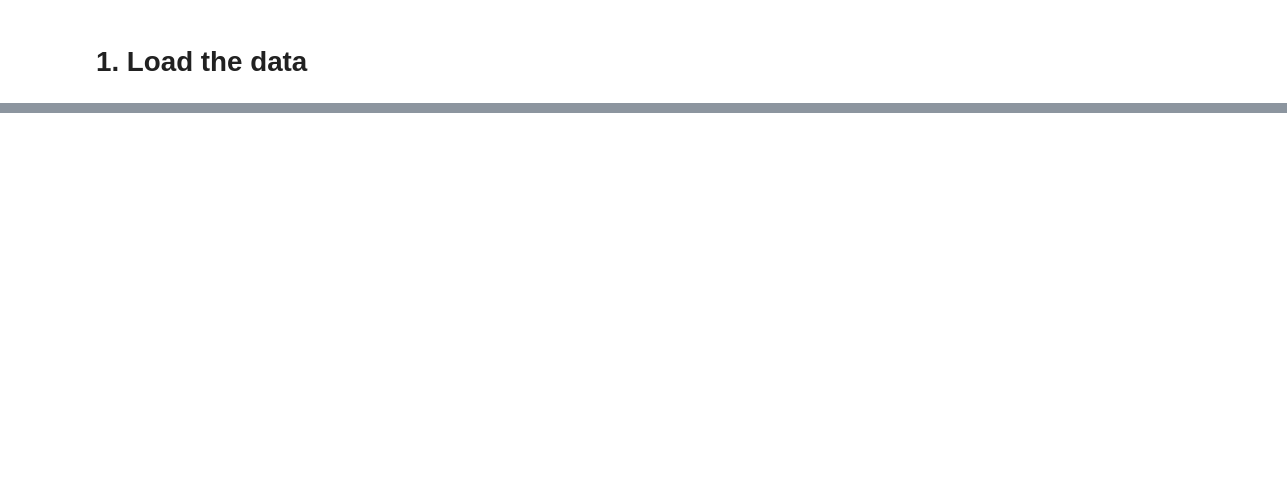
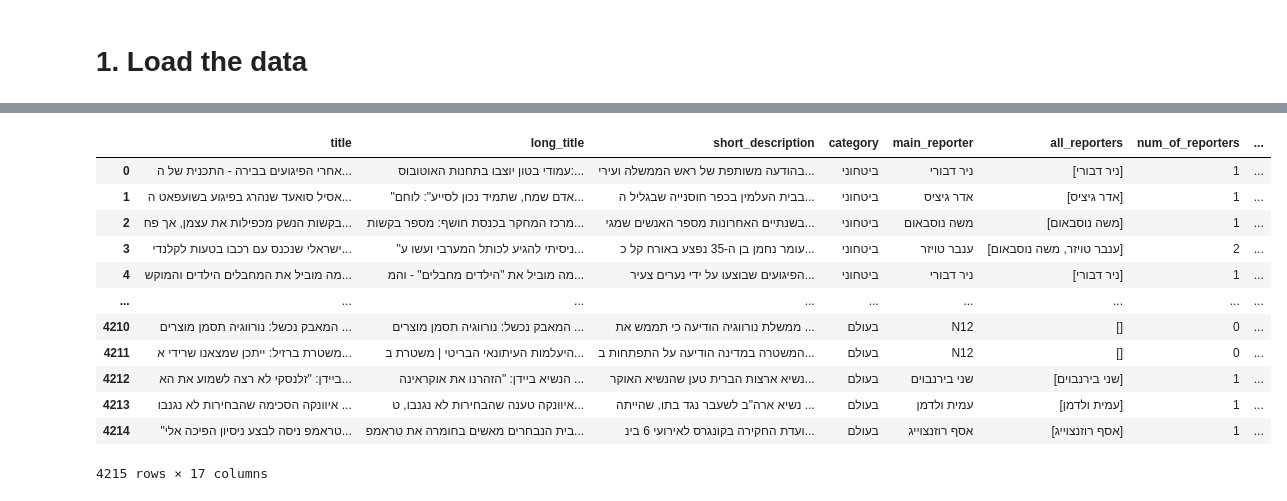
Before and after one commit to GShir97/DataScienceProject, a Jupyter notebook: data_analysis.ipynb, the cells around one changed output, grey strips where cells are left out. Cells and saved outputs as stored; diff of their text form; code cells hidden in the pictures; blank space fills up the shorter version.

```diff
--- a/data_analysis.ipynb
+++ b/data_analysis.ipynb
@@ -46,0 +47,17 @@ df
+# %%
+df[['publish_date', 'publish_time']] = df.publish_timedate.str.split(" ", expand = True)
+df
+# %% [output]
+|  | title | long_title | short_description | category | main_reporter | all_reporters | num_of_reporters | ... |
+| 0 | אחרי הפיגועים בבירה - התכנית של ה... | עמודי בטון יוצבו בתחנות האוטובוס:... | בהודעה משותפת של ראש הממשלה ועירי... | ביטחוני | ניר דבורי | [ניר דבורי] | 1 | ... |
+| 1 | אסיל סואעד שנהרג בפיגוע בשועפאט ה... | "אדם שמח, שתמיד נכון לסייע": לוחם... | בבית העלמין בכפר חוסנייה שבגליל ה... | ביטחוני | אדר גיציס | [אדר גיציס] | 1 | ... |
+| 2 | בקשות הנשק מכפילות את עצמן, אך פח... | מרכז המחקר בכנסת חושף: מספר בקשות... | בשנתיים האחרונות מספר האנשים שמגי... | ביטחוני | משה נוסבאום | [משה נוסבאום] | 1 | ... |
+| 3 | ישראלי שנכנס עם רכבו בטעות לקלנדי... | "ניסיתי להגיע לכותל המערבי ועשו ע... | עומר נחמן בן ה-35 נפצע באורח קל כ... | ביטחוני | ענבר טויזר | [ענבר טויזר, משה נוסבאום] | 2 | ... |
+| 4 | מה מוביל את המחבלים הילדים והמוקש... | מה מוביל את "הילדים מחבלים" - והמ... | הפיגועים שבוצעו על ידי נערים צעיר... | ביטחוני | ניר דבורי | [ניר דבורי] | 1 | ... |
+| ... | ... | ... | ... | ... | ... | ... | ... | ... |
+| 4210 | המאבק נכשל: נורווגיה תסמן מוצרים ... | המאבק נכשל: נורווגיה תסמן מוצרים ... | ממשלת נורווגיה הודיעה כי תממש את ... | בעולם | N12 | [] | 0 | ... |
+| 4211 | משטרת ברזיל: ייתכן שמצאנו שרידי א... | היעלמות העיתונאי הבריטי | משטרת ב... | המשטרה במדינה הודיעה על התפתחות ב... | בעולם | N12 | [] | 0 | ... |
+| 4212 | ביידן: "זלנסקי לא רצה לשמוע את הא... | הנשיא ביידן: "הזהרנו את אוקראינה ... | נשיא ארצות הברית טען שהנשיא האוקר... | בעולם | שני בירנבוים | [שני בירנבוים] | 1 | ... |
+| 4213 | איוונקה הסכימה שהבחירות לא נגנבו ... | איוונקה טענה שהבחירות לא נגנבו, ט... | נשיא ארה"ב לשעבר נגד בתו, שהייתה ... | בעולם | עמית ולדמן | [עמית ולדמן] | 1 | ... |
+| 4214 | "טראמפ ניסה לבצע ניסיון הפיכה אלי... | בית הנבחרים מאשים בחומרה את טראמפ... | ועדת החקירה בקונגרס לאירועי 6 בינ... | בעולם | אסף רוזנצוייג | [אסף רוזנצוייג] | 1 | ... |
+4215 rows × 17 columns
```
Also changed, not shown: parts of 2 cells of this notebook, 2 other files.
